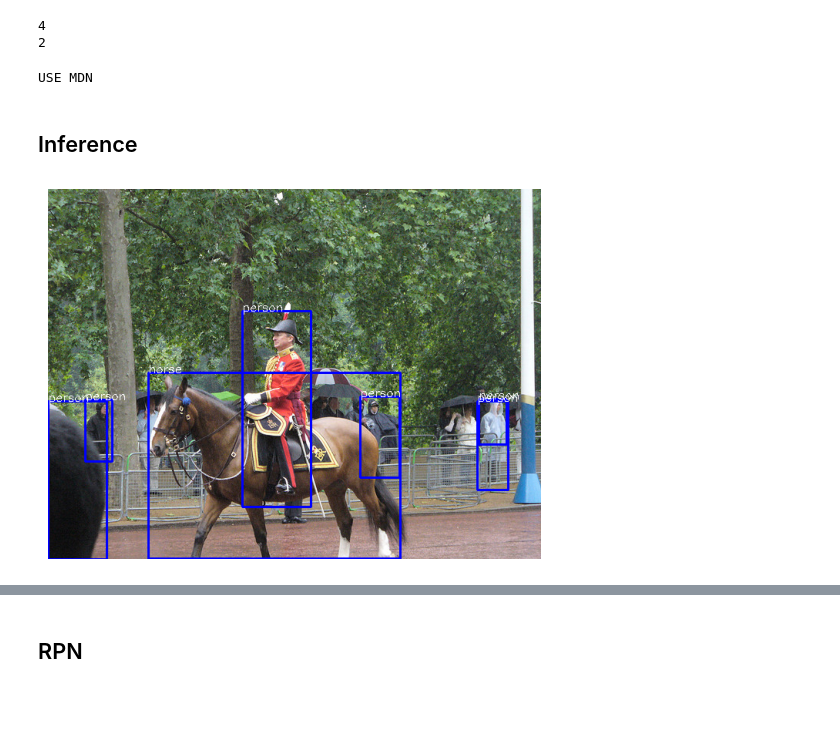
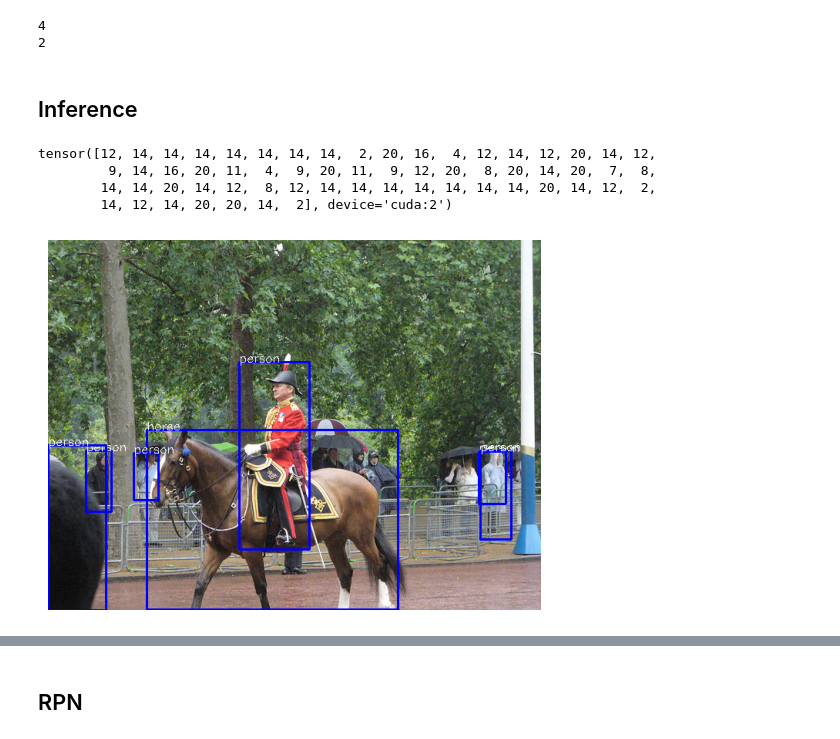
Before and after one commit to jeongeun980906/Open-Set-Object-Detection, a Jupyter notebook: demo.ipynb, the cells around one changed output, grey strips where cells are left out. Drawn from its saved outputs; the diff is of its cells as text; code cells hidden in the pictures; blank space fills up the shorter version.

```diff
--- a/demo.ipynb
+++ b/demo.ipynb
@@ -18,14 +18,14 @@ print(torch.cuda.current_device())
 2
 # %%
 cfg = get_cfg()
-cfg.MODEL.ROI_HEADS.NUM_CLASSES  = 20
-cfg.MODEL.RPN.USE_MDN = True
+cfg.MODEL.ROI_HEADS.NUM_CLASSES  = 21
+cfg.MODEL.RPN.USE_MDN = False
 model = GeneralizedRCNN(cfg).to('cuda')
-state_dict = torch.load('./ckpt/mdn_17500.pt')
+cfg.MODEL.ROI_HEADS.AUTO_LABEL = True
+state_dict = torch.load('./ckpt/baseline/base_17500.pt')
 model.load_state_dict(state_dict)
 predictor = DefaultPredictor(cfg,model)
+VOC_CLASS_NAMES = (*VOC_CLASS_NAMES, 'unknown')
-# %% [output]
-USE MDN
 # %% [markdown]
 ## Inference
 # %%
@@ -37,23 +37,27 @@ pred = pred['instances']._fields
 pred_boxes = pred['pred_boxes']
 scores = pred['scores']
 pred_classes = pred['pred_classes']
-
+print(pred_classes)
 index = torch.where(scores>0.5)[0]
 
-pred_boxes = pred_boxes[index]
-pred_classes = pred_classes[index]
+top_pred_boxes = pred_boxes[index]
+top_pred_classes = pred_classes[index]
+# %% [output]
+tensor([12, 14, 14, 14, 14, 14, 14, 14,  2, 20, 16,  4, 12, 14, 12, 20, 14, 12,
+         9, 14, 16, 20, 11,  4,  9, 20, 11,  9, 12, 20,  8, 20, 14, 20,  7,  8,
+        14, 14, 20, 14, 12,  8, 12, 14, 14, 14, 14, 14, 14, 14, 20, 14, 12,  2,
+        14, 12, 14, 20, 20, 14,  2], device='cuda:2')
 # %%
-
 demo_image = copy.deepcopy(img)
-for bbox,label in zip(pred_boxes,pred_classes):
+for bbox,label in zip(top_pred_boxes,top_pred_classes):
     cv2.rectangle(demo_image, (int(bbox[0]), int(bbox[1])),
                         (int(bbox[2]),int(bbox[3])), (255, 0, 0), 2)
     cv2.putText(demo_image, VOC_CLASS_NAMES[int(label)],
                             (int(bbox[0]), int(bbox[1])),
                     cv2.FONT_HERSHEY_SIMPLEX, 0.5, (255, 255, 255), 1)
 demo_image = cv2.cvtColor(demo_image, cv2.COLOR_RGB2BGR)
 plt.imshow(demo_image)
 plt.axis('off')
 plt.show()
 # %% [output]
-[figure, old version]
+[figure, new version]
```
Also changed, not shown: parts of 8 cells of this notebook, 46 other files.
